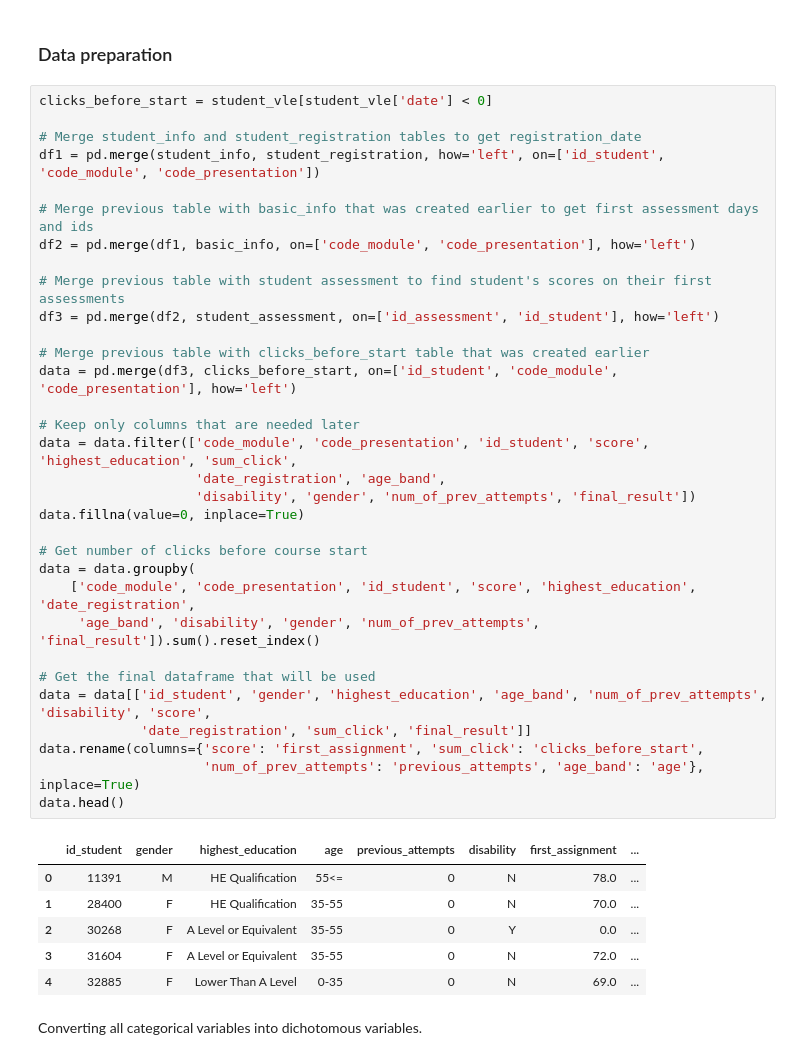
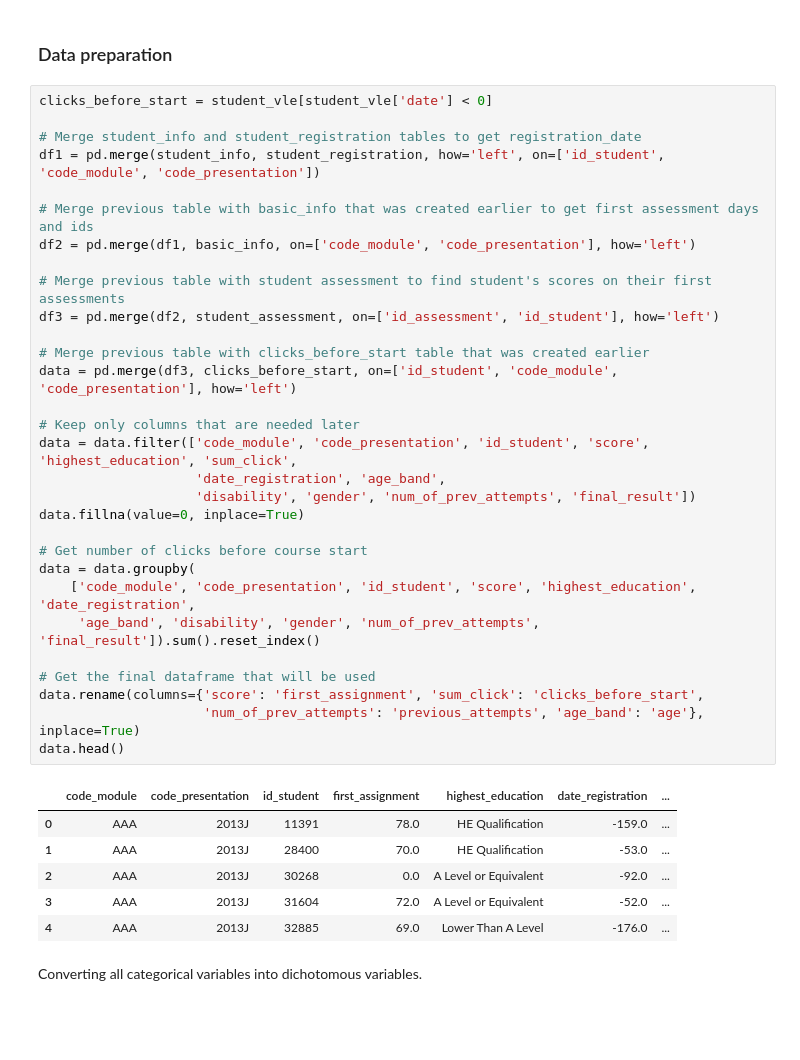
Before and after one commit to ksimicevic/early-student-success-predictors, a Jupyter notebook: project-pt2.ipynb, the cells around one changed output. Saved outputs shown, nothing was run; the diff lists cells and outputs as text; blank space fills up the shorter version.

```diff
--- a/project-pt2.ipynb
+++ b/project-pt2.ipynb
@@ -55,41 +59,39 @@ basic_info
 clicks_before_start = student_vle[student_vle['date'] < 0]
 
 # Merge student_info and student_registration tables to get registration_date
 df1 = pd.merge(student_info, student_registration, how='left', on=['id_student', 'code_module', 'code_presentation'])
 
 # Merge previous table with basic_info that was created earlier to get first assessment days and ids
 df2 = pd.merge(df1, basic_info, on=['code_module', 'code_presentation'], how='left')
 
 # Merge previous table with student assessment to find student's scores on their first assessments
 df3 = pd.merge(df2, student_assessment, on=['id_assessment', 'id_student'], how='left')
 
 # Merge previous table with clicks_before_start table that was created earlier
 data = pd.merge(df3, clicks_before_start, on=['id_student', 'code_module', 'code_presentation'], how='left')
 
 # Keep only columns that are needed later
 data = data.filter(['code_module', 'code_presentation', 'id_student', 'score', 'highest_education', 'sum_click',
                     'date_registration', 'age_band',
                     'disability', 'gender', 'num_of_prev_attempts', 'final_result'])
 data.fillna(value=0, inplace=True)
 
 # Get number of clicks before course start
 data = data.groupby(
     ['code_module', 'code_presentation', 'id_student', 'score', 'highest_education', 'date_registration',
      'age_band', 'disability', 'gender', 'num_of_prev_attempts', 'final_result']).sum().reset_index()
 
 # Get the final dataframe that will be used
-data = data[['id_student', 'gender', 'highest_education', 'age_band', 'num_of_prev_attempts', 'disability', 'score',
-             'date_registration', 'sum_click', 'final_result']]
 data.rename(columns={'score': 'first_assignment', 'sum_click': 'clicks_before_start',
                      'num_of_prev_attempts': 'previous_attempts', 'age_band': 'age'}, inplace=True)
 data.head()
 # %% [output]
-|  | id_student | gender | highest_education | age | previous_attempts | disability | first_assignment | ... |
-| 0 | 11391 | M | HE Qualification | 55<= | 0 | N | 78.0 | ... |
-| 1 | 28400 | F | HE Qualification | 35-55 | 0 | N | 70.0 | ... |
-| 2 | 30268 | F | A Level or Equivalent | 35-55 | 0 | Y | 0.0 | ... |
-| 3 | 31604 | F | A Level or Equivalent | 35-55 | 0 | N | 72.0 | ... |
-| 4 | 32885 | F | Lower Than A Level | 0-35 | 0 | N | 69.0 | ... |
+|  | code_module | code_presentation | id_student | first_assignment | highest_education | date_registration | ... |
+| 0 | AAA | 2013J | 11391 | 78.0 | HE Qualification | -159.0 | ... |
+| 1 | AAA | 2013J | 28400 | 70.0 | HE Qualification | -53.0 | ... |
+| 2 | AAA | 2013J | 30268 | 0.0 | A Level or Equivalent | -92.0 | ... |
+| 3 | AAA | 2013J | 31604 | 72.0 | A Level or Equivalent | -52.0 | ... |
+| 4 | AAA | 2013J | 32885 | 69.0 | Lower Than A Level | -176.0 | ... |
 # %% [markdown]
 Converting all categorical variables into dichotomous variables.
 # %%
```
Also changed, not shown: parts of 27 cells of this notebook.
